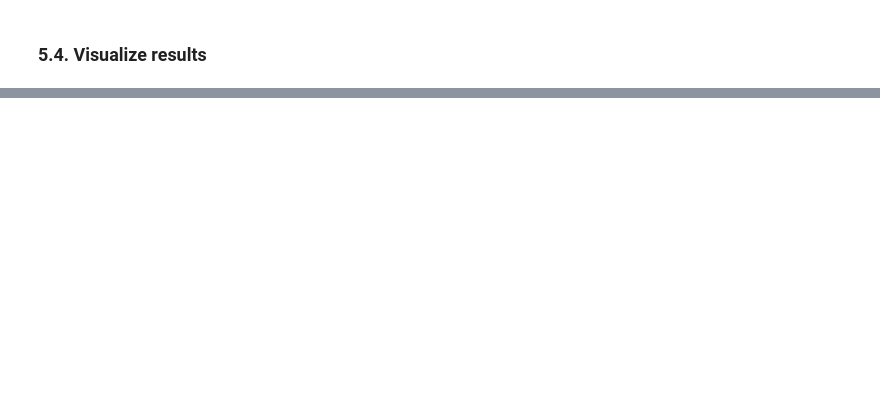
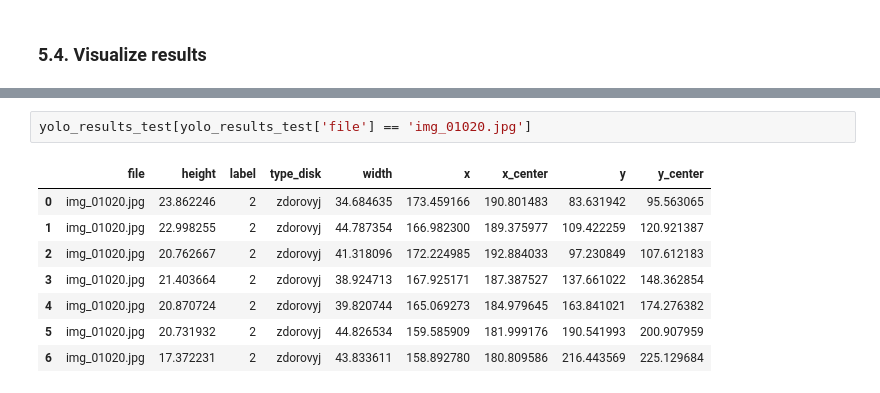
Before and after one commit to ValeraKaravai/MRI_yolo, a Jupyter notebook: spinal_mri.ipynb, the cells around one changed output, grey strips where cells are left out. Saved outputs shown, nothing was run; the diff lists cells and outputs as text; blank space fills up the shorter version.

```diff
--- a/spinal_mri.ipynb
+++ b/spinal_mri.ipynb
@@ -275,0 +322,11 @@ yolo_results_test.head()
+# %%
+yolo_results_test[yolo_results_test['file'] == 'img_01020.jpg']
+# %% [output]
+|  | file | height | label | type_disk | width | x | x_center | y | y_center |
+| 0 | img_01020.jpg | 23.862246 | 2 | zdorovyj | 34.684635 | 173.459166 | 190.801483 | 83.631942 | 95.563065 |
+| 1 | img_01020.jpg | 22.998255 | 2 | zdorovyj | 44.787354 | 166.982300 | 189.375977 | 109.422259 | 120.921387 |
+| 2 | img_01020.jpg | 20.762667 | 2 | zdorovyj | 41.318096 | 172.224985 | 192.884033 | 97.230849 | 107.612183 |
+| 3 | img_01020.jpg | 21.403664 | 2 | zdorovyj | 38.924713 | 167.925171 | 187.387527 | 137.661022 | 148.362854 |
+| 4 | img_01020.jpg | 20.870724 | 2 | zdorovyj | 39.820744 | 165.069273 | 184.979645 | 163.841021 | 174.276382 |
+| 5 | img_01020.jpg | 20.731932 | 2 | zdorovyj | 44.826534 | 159.585909 | 181.999176 | 190.541993 | 200.907959 |
+| 6 | img_01020.jpg | 17.372231 | 2 | zdorovyj | 43.833611 | 158.892780 | 180.809586 | 216.443569 | 225.129684 |
```
Also changed, not shown: parts of 32 cells of this notebook, 3 other files.
